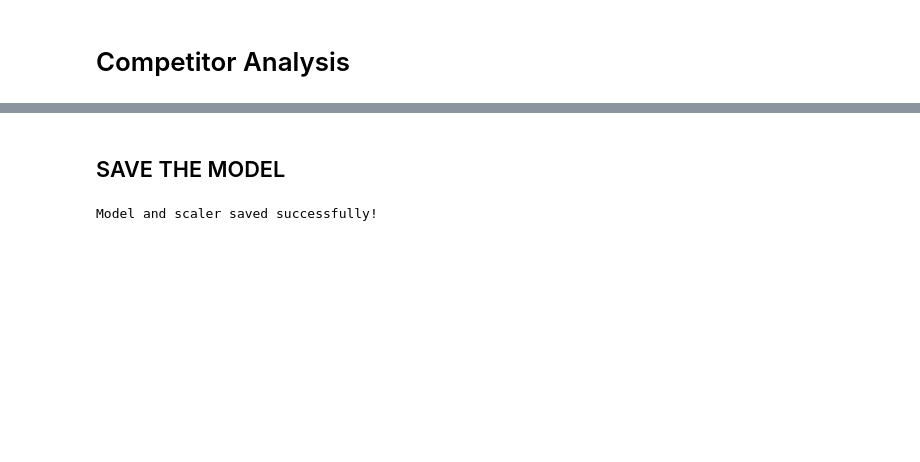
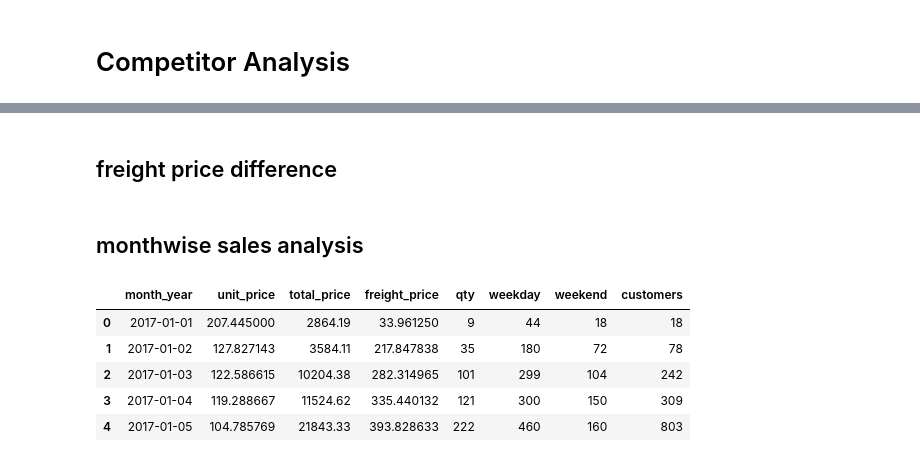
Before and after one commit to Silas-ochieng/retail-price-optimization-model, a Jupyter notebook: Price Optimization Modeling.ipynb, the cells around one changed output, grey strips where cells are left out. Cells and saved outputs as stored; diff of their text form; code cells hidden in the pictures; blank space fills up the shorter version.

```diff
--- a/Price Optimization Modeling.ipynb
+++ b/Price Optimization Modeling.ipynb
@@ -401,17 +408,3 @@ fig = px.histogram(
     nbins=20
 )
 fig.show()
-# %%
-# First, let's ensure all selected features are numeric
-selected_features = ['qty', 'freight_price', 'product_score', 'customers',
-                     'weekend', 'weekday', 'holiday']
-
-# Check for non-numeric values in the selected features
-for feature in selected_features:
-    if feature in df.columns:
-        # Convert to numeric, coercing errors to NaN
-        df[feature] = pd.to_numeric(df[feature], errors='coerce')
-
-# Check if there are any NaN values after conversion
-print("Missing values after conversion:")
-print(df[selected_features].isnull().sum())
@@ -659,14 +411,2 @@ Mean Absolute Error: 17.00900380405756
-# %% [markdown]
-## SAVE THE MODEL
-# %%
-import joblib
-
-# Save the trained model
-joblib.dump(model, 'trained_model.pkl')
-
-# Optionally, save the scaler as well
-joblib.dump(scaler, 'scaler.pkl')
-
-print("Model and scaler saved successfully!")
-# %% [output]
-Model and scaler saved successfully!
+# %% [markdown]
+## freight price difference
@@ -672,0 +435,14 @@ Model and scaler saved successfully!
+# %% [markdown]
+## monthwise sales analysis
+# %%
+monthly_df=df.groupby(by='month_year').agg({'unit_price': 'mean', 'total_price': 'sum', 'freight_price': 'sum', 'qty': 'sum', 'weekday': 'sum', 'weekend': 'sum', 'customers': 'sum'}).reset_index()
+monthly_df['month_year'] = pd.to_datetime(monthly_df['month_year'], format='%d-%m-%Y')
+monthly_df=monthly_df.sort_values('month_year')
+monthly_df.head()
+# %% [output]
+|  | month_year | unit_price | total_price | freight_price | qty | weekday | weekend | customers |
+| 0 | 2017-01-01 | 207.445000 | 2864.19 | 33.961250 | 9 | 44 | 18 | 18 |
+| 1 | 2017-01-02 | 127.827143 | 3584.11 | 217.847838 | 35 | 180 | 72 | 78 |
+| 2 | 2017-01-03 | 122.586615 | 10204.38 | 282.314965 | 101 | 299 | 104 | 242 |
+| 3 | 2017-01-04 | 119.288667 | 11524.62 | 335.440132 | 121 | 300 | 150 | 309 |
+| 4 | 2017-01-05 | 104.785769 | 21843.33 | 393.828633 | 222 | 460 | 160 | 803 |
```
Also changed, not shown: parts of 29 cells of this notebook, 3 other files.
